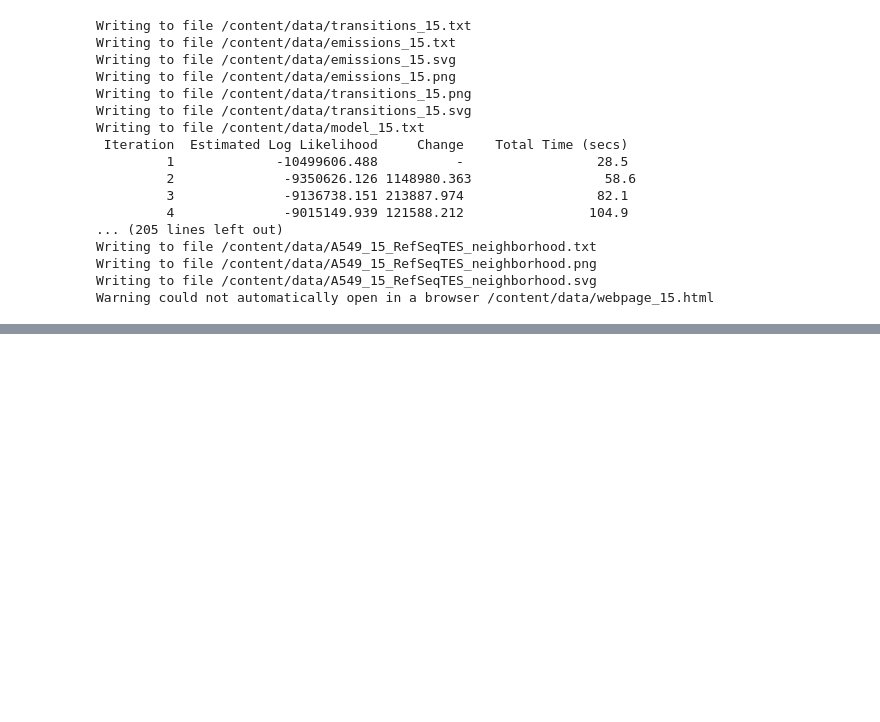
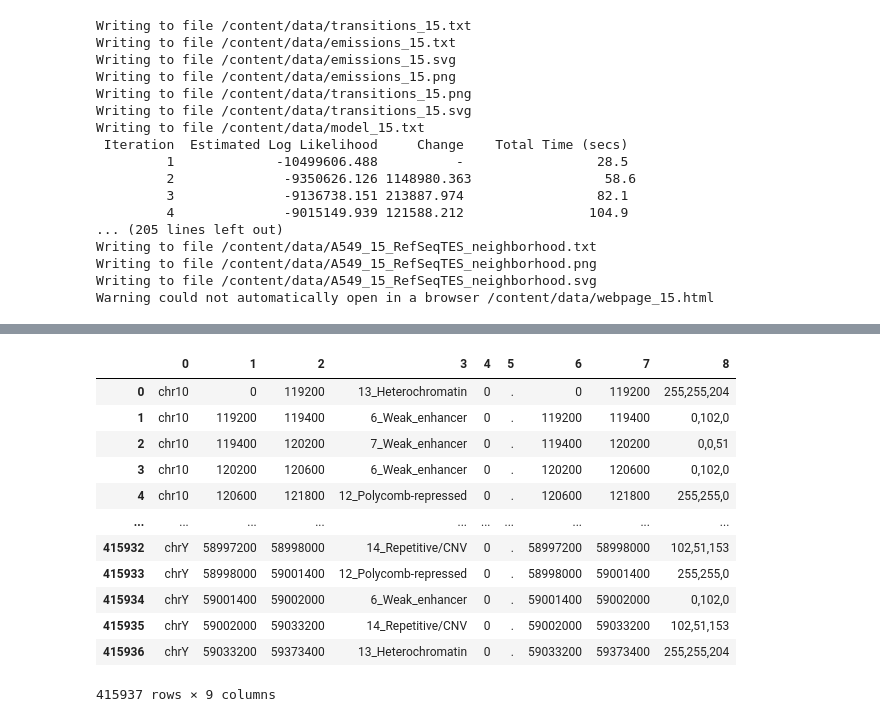
Before and after one commit to vlerdman/hse_hw3_chromhmm, a Jupyter notebook: src/ERDMAN_DZ3.ipynb, the cells around one changed output, grey strips where cells are left out. Cells and saved outputs as stored; diff of their text form; code cells hidden in the pictures; blank space fills up the shorter version.

```diff
--- a/src/ERDMAN_DZ3.ipynb
+++ b/src/ERDMAN_DZ3.ipynb
@@ -172,0 +193,25 @@ Warning could not automatically open in a browser /content/data/webpage_15.html
+# %%
+import pandas as pd
+
+labels = ['Active_Promoter', 'Weak_Promoter', 'Inactive_Promoter', 'Strong_enhancer', 'Strong_enhancer', 'Weak_enhancer', 'Weak_enhancer', 'Insulator', 'Transcriptional_transition', 'Transcriptional_elongation', 'Weak_transcribed', 'Polycomb-repressed', 'Heterochromatin', 'Repetitive/CNV', 'Repetitive/CNV']
+
+df = pd.read_csv('/content/data/A549_15_dense.bed', sep='\t', skiprows=1, header=None)
+
+for i in range(len(labels)):
+    df.loc[df[3] == i + 1, 3] = str(i + 1) + "_" + labels[i]
+# %%
+df
+# %% [output]
+|  | 0 | 1 | 2 | 3 | 4 | 5 | 6 | 7 | 8 |
+| 0 | chr10 | 0 | 119200 | 13_Heterochromatin | 0 | . | 0 | 119200 | 255,255,204 |
+| 1 | chr10 | 119200 | 119400 | 6_Weak_enhancer | 0 | . | 119200 | 119400 | 0,102,0 |
+| 2 | chr10 | 119400 | 120200 | 7_Weak_enhancer | 0 | . | 119400 | 120200 | 0,0,51 |
+| 3 | chr10 | 120200 | 120600 | 6_Weak_enhancer | 0 | . | 120200 | 120600 | 0,102,0 |
+| 4 | chr10 | 120600 | 121800 | 12_Polycomb-repressed | 0 | . | 120600 | 121800 | 255,255,0 |
+| ... | ... | ... | ... | ... | ... | ... | ... | ... | ... |
+| 415932 | chrY | 58997200 | 58998000 | 14_Repetitive/CNV | 0 | . | 58997200 | 58998000 | 102,51,153 |
+| 415933 | chrY | 58998000 | 59001400 | 12_Polycomb-repressed | 0 | . | 58998000 | 59001400 | 255,255,0 |
+| 415934 | chrY | 59001400 | 59002000 | 6_Weak_enhancer | 0 | . | 59001400 | 59002000 | 0,102,0 |
+| 415935 | chrY | 59002000 | 59033200 | 14_Repetitive/CNV | 0 | . | 59002000 | 59033200 | 102,51,153 |
+| 415936 | chrY | 59033200 | 59373400 | 13_Heterochromatin | 0 | . | 59033200 | 59373400 | 255,255,204 |
+415937 rows × 9 columns
```
Also changed, not shown: parts of 2 cells of this notebook, 4 other files.
